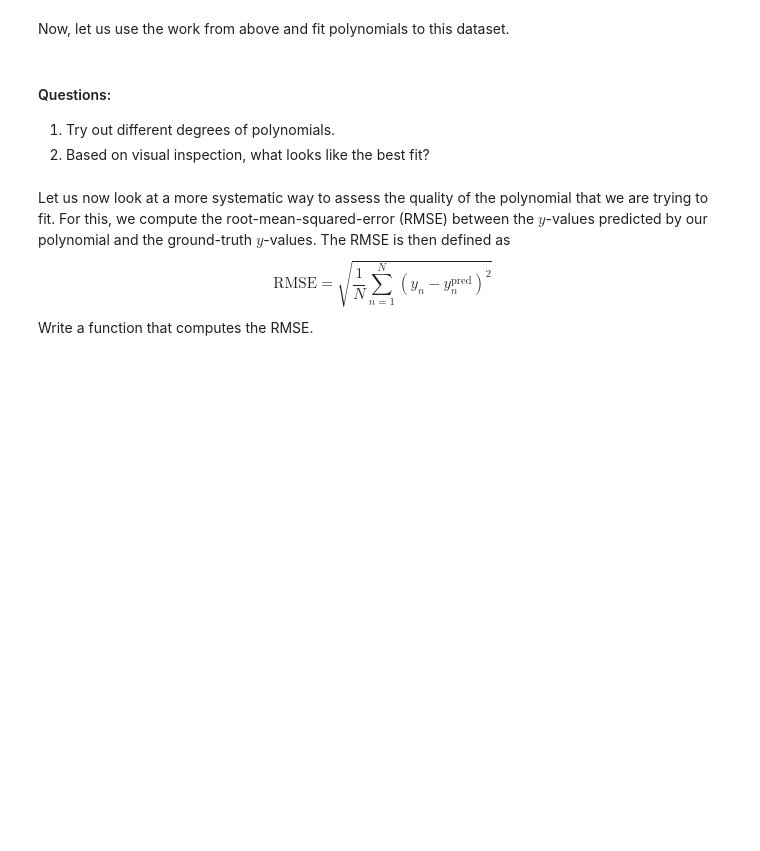
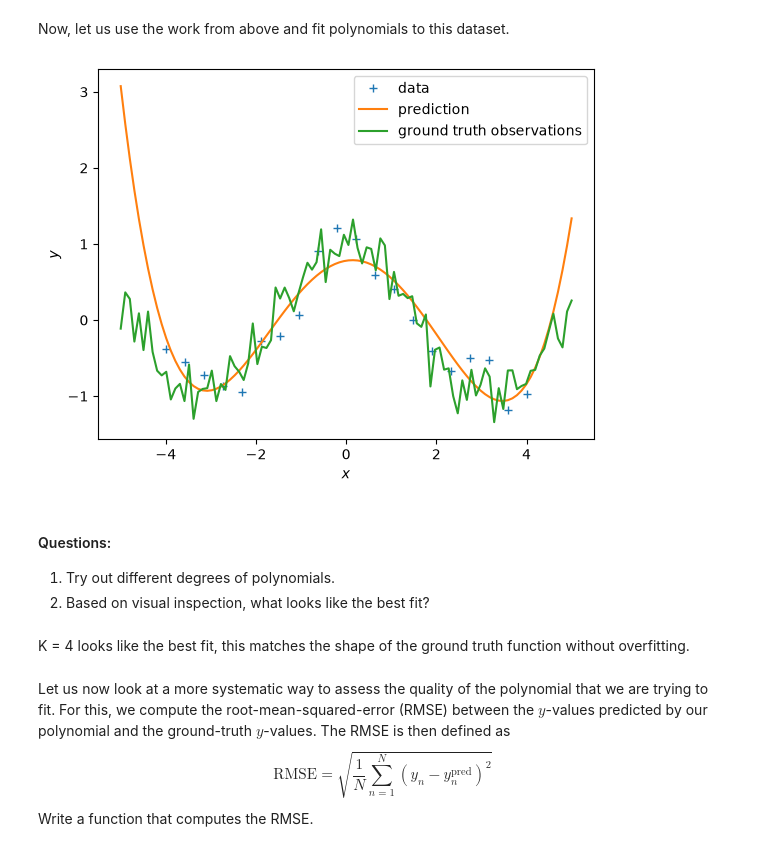
Before and after one commit to andrewtplatt/aims-machine-learning-mt26, a Jupyter notebook: practical-L1-L2/tutorial_linear_regression.ipynb, the cells around one changed output. Saved outputs shown, nothing was run; the diff lists cells and outputs as text; code cells hidden in the pictures; blank space fills up the shorter version.

```diff
--- a/practical-L1-L2/tutorial_linear_regression.ipynb
+++ b/practical-L1-L2/tutorial_linear_regression.ipynb
@@ -304,33 +347,37 @@ plt.ylabel("$y$");
 Now, let us use the work from above and fit polynomials to this dataset.
 # %%
 ## EDIT THIS CELL
-K = 2 # Define the degree of the polynomial we wish to fit
+K = 4 # Define the degree of the polynomial we wish to fit
 
 Phi = poly_features(X, K) # N x (K+1) feature matrix
 
 theta_ml = nonlinear_features_maximum_likelihood(Phi, y) # maximum likelihood estimator
 
 # test inputs
 Xtest = np.linspace(-5,5,100).reshape(-1,1)
 ytest = f(Xtest) # ground-truth y-values
 
 # feature matrix for test inputs
 Phi_test = poly_features(Xtest, K)
 
-y_pred = Xtest*0 # <-- EDIT THIS LINE
+y_pred = Phi_test @ theta_ml
 
 # plot
 plt.figure()
 plt.plot(X, y, '+')
 plt.plot(Xtest, y_pred)
 plt.plot(Xtest, ytest)
 plt.legend(["data", "prediction", "ground truth observations"])
 plt.xlabel("$x$")
 plt.ylabel("$y$");
+# %% [output]
+[figure, added]
 # %% [markdown]
 #### Questions:
 1. Try out different degrees of polynomials.
 2. Based on visual inspection, what looks like the best fit?
+# %% [markdown]
+K = 4 looks like the best fit, this matches the shape of the ground truth function without overfitting.
 # %% [markdown]
 Let us now look at a more systematic way to assess the quality of the polynomial that we are trying to fit. For this, we compute the root-mean-squared-error (RMSE) between the $y$-values predicted by our polynomial and the ground-truth $y$-values. The RMSE is then defined as
 $$
```
Also changed, not shown: parts of 40 cells of this notebook, 2 other files.
